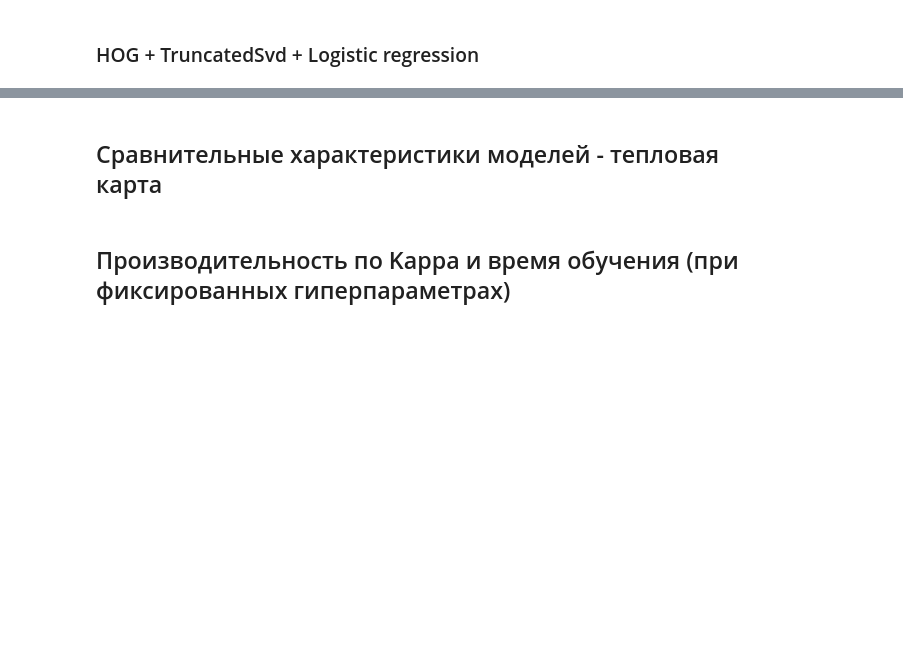
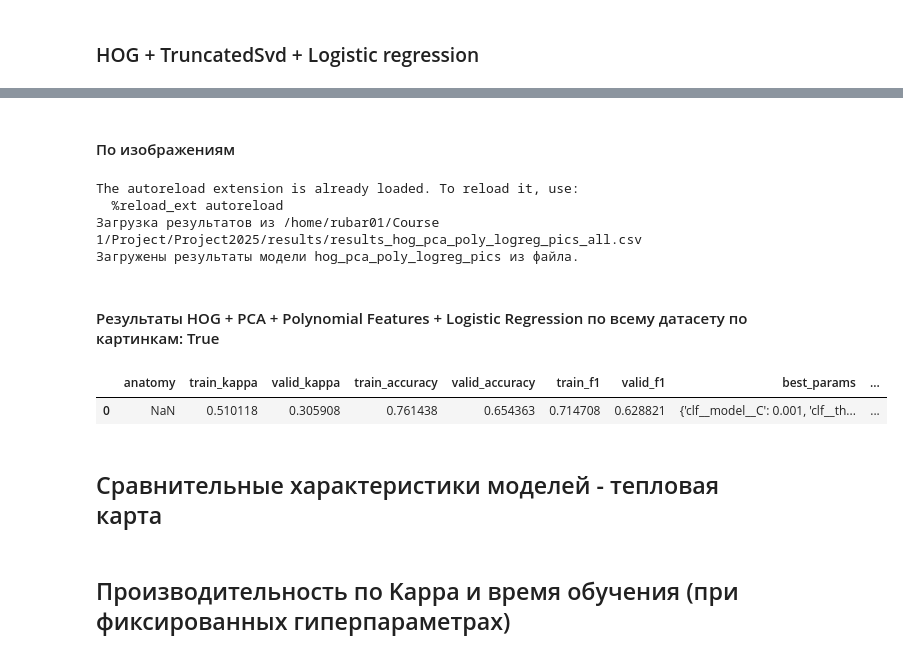
Before and after one commit to Year-project-team-2-Topic-12/Project2025, a Jupyter notebook: ML.ipynb, the cells around one changed output, grey strips where cells are left out. Saved outputs shown, nothing was run; the diff lists cells and outputs as text; code cells hidden in the pictures; blank space fills up the shorter version.

```diff
--- a/ML.ipynb
+++ b/ML.ipynb
@@ -853,7 +867,10 @@ import importlib
 import ml
 from ml.env import DATA_ROOT
 from ml.data import build_dataframe
-df_images = build_dataframe(DATA_ROOT, return_images=True)
+if df_images is None:
+    # Загрузка датафрейма с изображениями
+    df_images = build_dataframe(DATA_ROOT, return_images=True)
+print(f"Загружено {len(df_images)} изображений.")
 # %% [output]
 The autoreload extension is already loaded. To reload it, use:
   %reload_ext autoreload
@@ -1239,7 +1257,7 @@ for use_all in [False, True]:
         },
         model_name_base="hog_pca_poly_logreg",
         paths_df=df,
-        grid_search_params={'n_jobs': N_JOBS, 'verbose': 3},
+        grid_search_params={'n_jobs': N_JOBS, 'verbose': 10},
         get_data_for_anatomy=prepare_data_for_anatomy,
         use_all=use_all
     )
@@ -1266,6 +1284,65 @@ The autoreload extension is already loaded. To reload it, use:
 #### Результаты HOG + PCA + Polynomial Features + Logistic Regression по всему датасету: True
 |  | anatomy | train_kappa | valid_kappa | train_accuracy | valid_accuracy | train_f1 | valid_f1 | best_params | ... |
 | 0 | NaN | 0.434226 | 0.313665 | 0.718882 | 0.657214 | 0.677301 | 0.636605 | {'clf__C': 0.001, 'pca__n_compone... | ... |
+# %% [markdown]
+#### По изображениям
+# %%
+%load_ext autoreload
+%autoreload 2
+from sklearn.pipeline import Pipeline
+import importlib
+# from sklearn.svm import SVC
+from sklearn.decomposition import PCA
+from IPython.display import Markdown
+import ml
+importlib.reload(ml)
+from sklearn.linear_model import LogisticRegression
+from ml.fit import fit_pipeline_anatomies
+from ml.hog import prepare_data_for_anatomy
+from ml.threshold_classifier import ThresholdClassifier
+from sklearn.preprocessing import PolynomialFeatures
+import numpy as np
+
+pipe_pca_poly_logreg = Pipeline([
+    ('pca', PCA(n_components=30, whiten=True)),
+    ('poly', PolynomialFeatures(degree=2)),
+    ("clf",  ThresholdClassifier(
+            model=LogisticRegression(
+            max_iter=1000,
+            n_jobs=1,
+            class_weight="balanced",
+        )
+    ))
+])
+
+
+N_JOBS =  7
+current_result = fit_pipeline_anatomies(
+    model_pipeline=pipe_pca_poly_logreg,
+    param_grid= {
+        "pca__n_components": [50, 100],
+        "clf__model__C": [0.001, 0.01],
+        "clf__threshold": np.linspace(0.05, 0.95, 19),
+    },
+    model_name_base="hog_pca_poly_logreg_pics",
+    paths_df=df_images,
+    grid_search_params={'n_jobs': N_JOBS, 'verbose': 10},
+    get_data_for_anatomy=prepare_data_for_anatomy,
+    use_all=True,
+    is_images=True
+)
+save_result(current_result, is_anatomy=not use_all)
+
+display(Markdown(f"#### Результаты HOG + PCA + Polynomial Features + Logistic Regression по всему датасету по картинкам: {use_all}"))
+display(current_result)
+# %% [output]
+The autoreload extension is already loaded. To reload it, use:
+  %reload_ext autoreload
+Загрузка результатов из /home/rubar01/Course 1/Project/Project2025/results/results_hog_pca_poly_logreg_pics_all.csv
+Загружены результаты модели hog_pca_poly_logreg_pics из файла.
+#### Результаты HOG + PCA + Polynomial Features + Logistic Regression по всему датасету по картинкам: True
+|  | anatomy | train_kappa | valid_kappa | train_accuracy | valid_accuracy | train_f1 | valid_f1 | best_params | ... |
+| 0 | NaN | 0.510118 | 0.305908 | 0.761438 | 0.654363 | 0.714708 | 0.628821 | {'clf__model__C': 0.001, 'clf__th... | ... |
 # %% [markdown]
 ## Сравнительные характеристики моделей - тепловая карта
 # %% [markdown]
```
Also changed, not shown: parts of 15 cells of this notebook, 2 other files.
